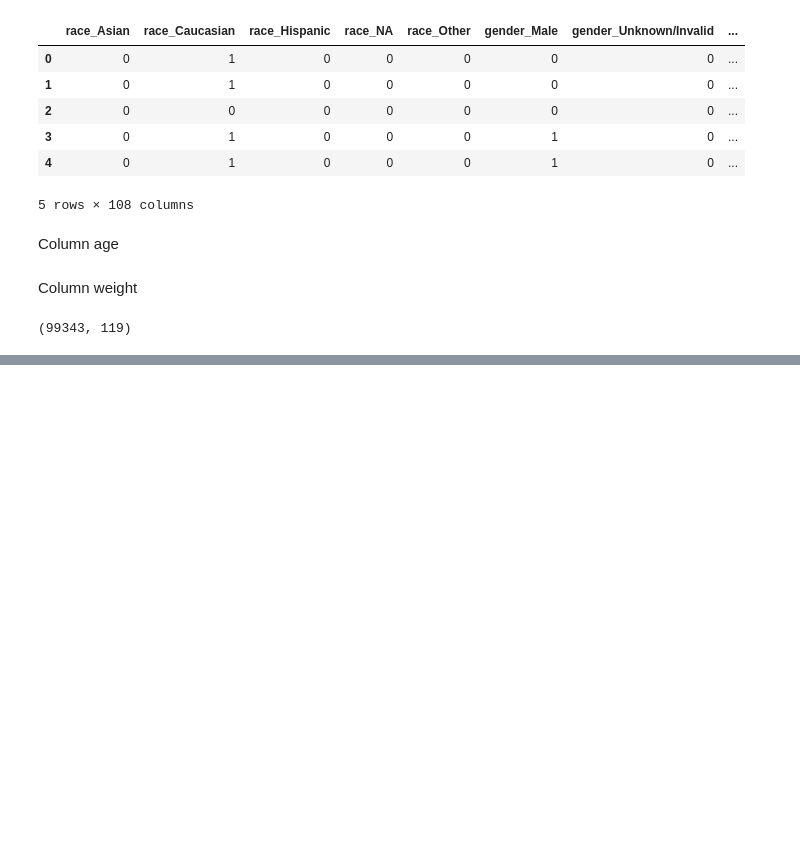
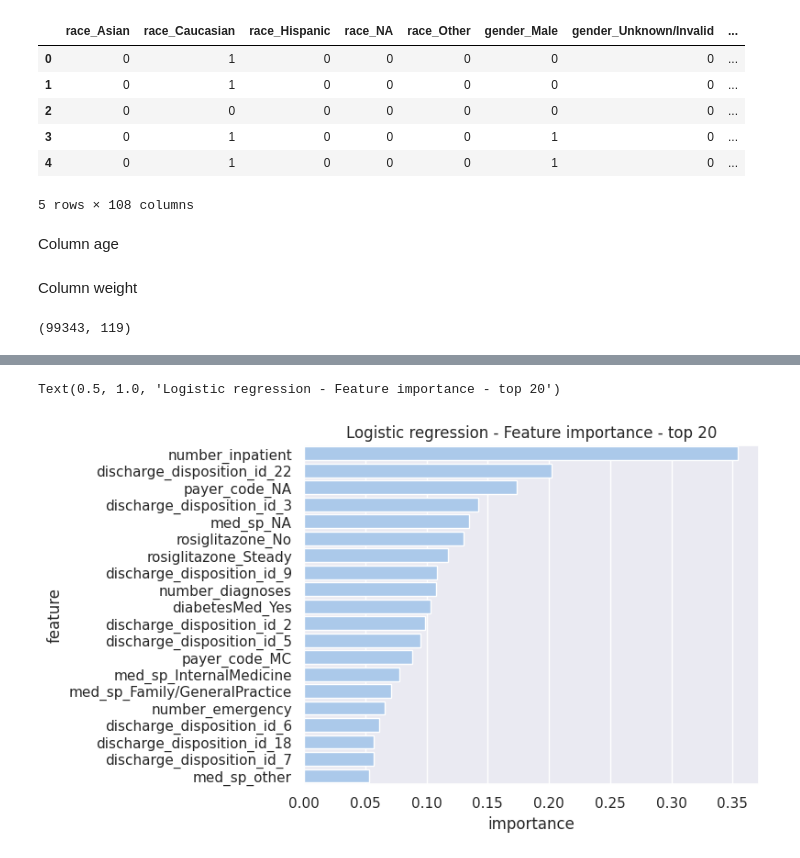
Before and after one commit to JavierPachas/diabetes, a Jupyter notebook: diabetes.ipynb, the cells around one changed output, grey strips where cells are left out. Saved outputs shown, nothing was run; the diff lists cells and outputs as text; code cells hidden in the pictures; blank space fills up the shorter version.

```diff
--- a/diabetes.ipynb
+++ b/diabetes.ipynb
@@ -707,0 +799,5 @@ Since the dataset is imbalanced (more negatives (0) than positives (1))
+# %%
+#This is the simplest ml model but it is sensitive with the election of K (number of nearest neighbors)
+from sklearn.neighbors import KNeighborsClassifier
+knn = KNeighborsClassifier(n_neighbors=100)
+knn.fit(X_train_sc, y_train)
@@ -707,0 +831,4 @@ Since the dataset is imbalanced (more negatives (0) than positives (1))
+# %%
+from sklearn.linear_model import LogisticRegression
+lr = LogisticRegression(random_state = 40)
+lr.fit(X_train_sc, y_train)
@@ -707,0 +971,13 @@ Since the dataset is imbalanced (more negatives (0) than positives (1))
+# %%
+feature_importance =pd.DataFrame(lr.coef_[0],
+                                 index = working_columns,
+                                 columns = ['importance']).sort_values('importance', ascending = False)
+# %%
+feature_importance['feature'] = feature_importance.index
+# %%
+sns.set_color_codes('pastel')
+sns.barplot(feature_importance.head(20), x= 'importance', y = 'feature', orient = 'h', color = 'b')
+plt.title('Logistic regression - Feature importance - top 20')
+# %% [output]
+Text(0.5, 1.0, 'Logistic regression - Feature importance - top 20')
+[figure, added]
```
Also changed, not shown: parts of 62 cells of this notebook.
